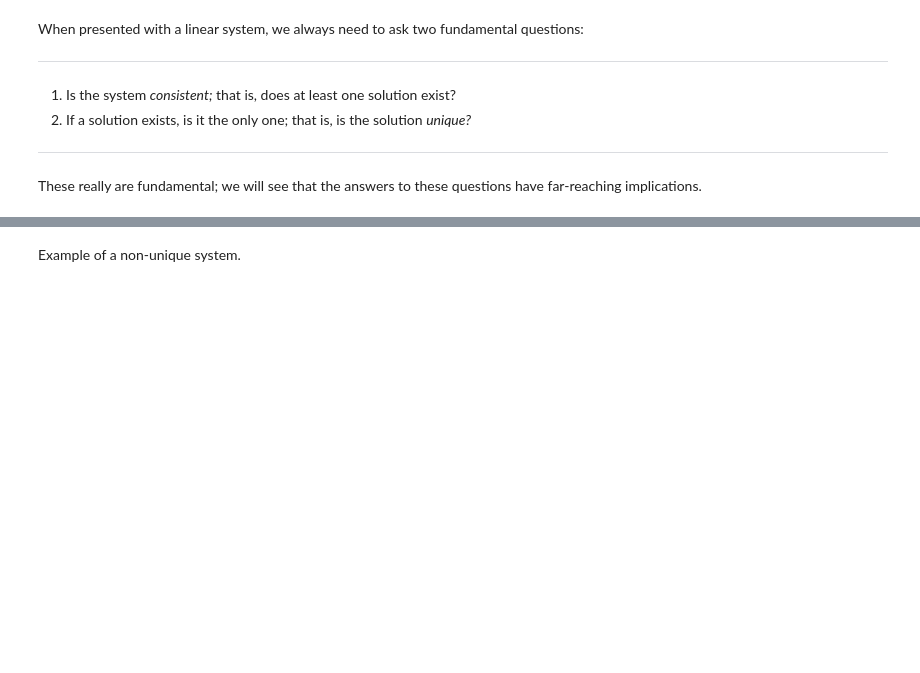
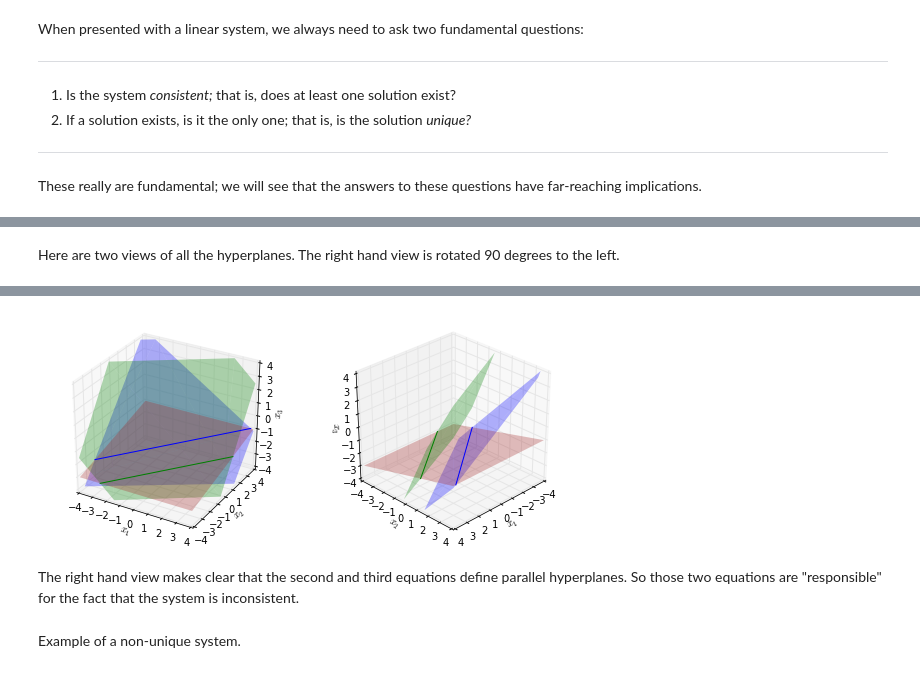
Before and after one commit to mcrovella/CS132-Geometric-Algorithms, a Jupyter notebook: L1LinearEquations.ipynb, the cells around one changed output, grey strips where cells are left out. Saved outputs shown, nothing was run; the diff lists cells and outputs as text; code cells hidden in the pictures; blank space fills up the shorter version.

```diff
--- a/L1LinearEquations.ipynb
+++ b/L1LinearEquations.ipynb
@@ -516,0 +626,38 @@ Example of an inconsistent system.
+# %% [markdown]
+Here are two views of all the hyperplanes.  The right hand view is rotated 90 degrees to the left.
+# %%
+sl.hide_code_in_slideshow()
+fig = plt.figure()
+xmin = ymin = zmin = -4
+xmax = ymax = zmax = 4
+axs=[1,2]
+axs[0] = fig.add_subplot(131, projection='3d')
+axs[1] = fig.add_subplot(132, projection='3d')
+for ax in axs:
+    ax.axes.set_xlim([xmin, xmax])
+    ax.axes.set_ylim([ymin, ymax])
+    ax.axes.set_zlim([zmin, zmax])
+    ax.axes.set_xlabel('$x_1$')
+    ax.axes.set_ylabel('$x_2$')
+    ax.axes.set_zlabel('$x_3$')
+ax = axs[0]
+eq1 = [0,1,-4,8]
+eq2 = [2,-3,2,1]
+eq3 = [5,-8,7,-20]
+ut.plotLinEqn3d(ax, eq1, 'Brown')
+ut.plotLinEqn3d(ax, eq2, 'Green')
+ut.plotLinEqn3d(ax, eq3, 'Blue')
+ut.plotIntersection3d(ax, eq1, eq2, 'Green')
+#ut.plotIntersection3d(ax, eq2, eq3, 'Green')
+ut.plotIntersection3d(ax, eq1, eq3, 'Blue')
+ax = axs[1]
+ut.plotLinEqn3d(ax, eq1, 'Brown')
+ut.plotLinEqn3d(ax, eq2, 'Green')
+ut.plotLinEqn3d(ax, eq3, 'Blue')
+ut.plotIntersection3d(ax, eq1, eq2, 'Green')
+#ut.plotIntersection3d(ax, eq2, eq3, 'Green')
+ut.plotIntersection3d(ax, eq1, eq3, 'Blue')
+ax.view_init(azim=45)
+#
+plt.subplots_adjust(right = 2.0)
+# %% [output]
@@ -517,2 +665,5 @@ Example of an inconsistent system.
+[figure, added]
+# %% [markdown]
+The right hand view makes clear that the second and third equations define parallel hyperplanes.  So those two equations are "responsible" for the fact that the system is inconsistent.
 # %% [markdown]
 Example of a non-unique system.
```
Also changed, not shown: parts of 9 cells of this notebook.
